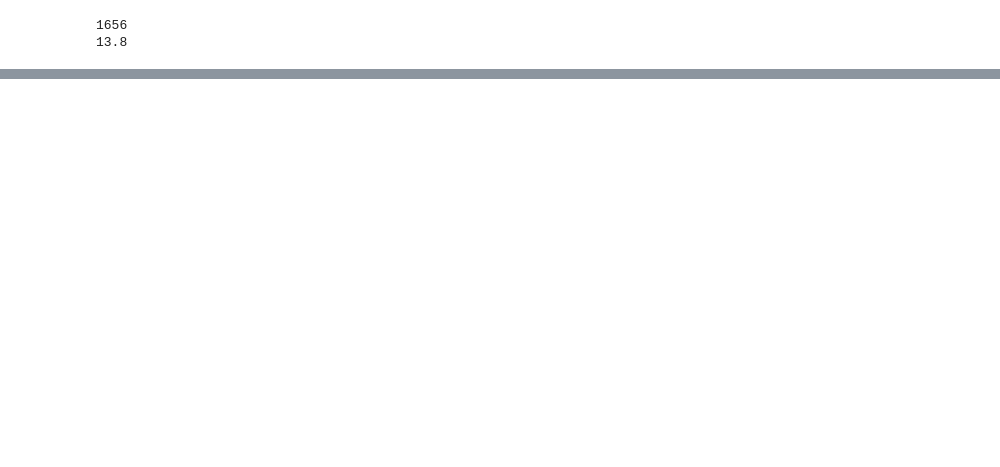
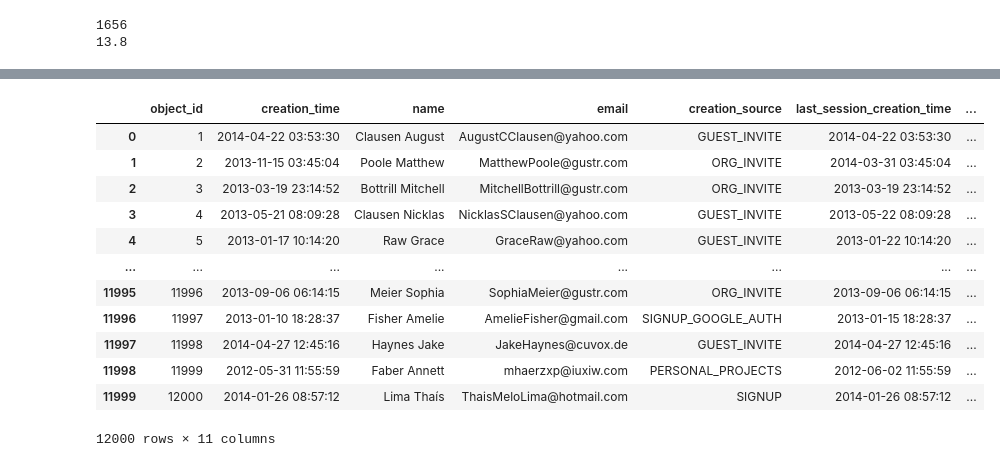
Before and after one commit to sabheen9/relax_challenge, a Jupyter notebook: relax_challenge.ipynb, the cells around one changed output, grey strips where cells are left out. Drawn from its saved outputs; the diff is of its cells as text; code cells hidden in the pictures; blank space fills up the shorter version.

```diff
--- a/relax_challenge.ipynb
+++ b/relax_challenge.ipynb
@@ -110,0 +136,20 @@ print(sum(users.adopted_user)/len(users.adopted_user)*100)
+# %%
+users['last_session_creation_time'] = users['last_session_creation_time'].map(
+    lambda data: datetime.utcfromtimestamp(int(data)).strftime('%Y-%m-%d %H:%M:%S') if not pd.isnull(data) else None
+)
+users['last_session_creation_time'] = pd.to_datetime(users['last_session_creation_time'])
+users
+# %% [output]
+|  | object_id | creation_time | name | email | creation_source | last_session_creation_time | ... |
+| 0 | 1 | 2014-04-22 03:53:30 | Clausen August | AugustCClausen@yahoo.com | GUEST_INVITE | 2014-04-22 03:53:30 | ... |
+| 1 | 2 | 2013-11-15 03:45:04 | Poole Matthew | MatthewPoole@gustr.com | ORG_INVITE | 2014-03-31 03:45:04 | ... |
+| 2 | 3 | 2013-03-19 23:14:52 | Bottrill Mitchell | MitchellBottrill@gustr.com | ORG_INVITE | 2013-03-19 23:14:52 | ... |
+| 3 | 4 | 2013-05-21 08:09:28 | Clausen Nicklas | NicklasSClausen@yahoo.com | GUEST_INVITE | 2013-05-22 08:09:28 | ... |
+| 4 | 5 | 2013-01-17 10:14:20 | Raw Grace | GraceRaw@yahoo.com | GUEST_INVITE | 2013-01-22 10:14:20 | ... |
+| ... | ... | ... | ... | ... | ... | ... | ... |
+| 11995 | 11996 | 2013-09-06 06:14:15 | Meier Sophia | SophiaMeier@gustr.com | ORG_INVITE | 2013-09-06 06:14:15 | ... |
+| 11996 | 11997 | 2013-01-10 18:28:37 | Fisher Amelie | AmelieFisher@gmail.com | SIGNUP_GOOGLE_AUTH | 2013-01-15 18:28:37 | ... |
+| 11997 | 11998 | 2014-04-27 12:45:16 | Haynes Jake | JakeHaynes@cuvox.de | GUEST_INVITE | 2014-04-27 12:45:16 | ... |
+| 11998 | 11999 | 2012-05-31 11:55:59 | Faber Annett | mhaerzxp@iuxiw.com | PERSONAL_PROJECTS | 2012-06-02 11:55:59 | ... |
+| 11999 | 12000 | 2014-01-26 08:57:12 | Lima Thaís | ThaisMeloLima@hotmail.com | SIGNUP | 2014-01-26 08:57:12 | ... |
+12000 rows × 11 columns
```
Also changed, not shown: parts of 11 cells of this notebook.
